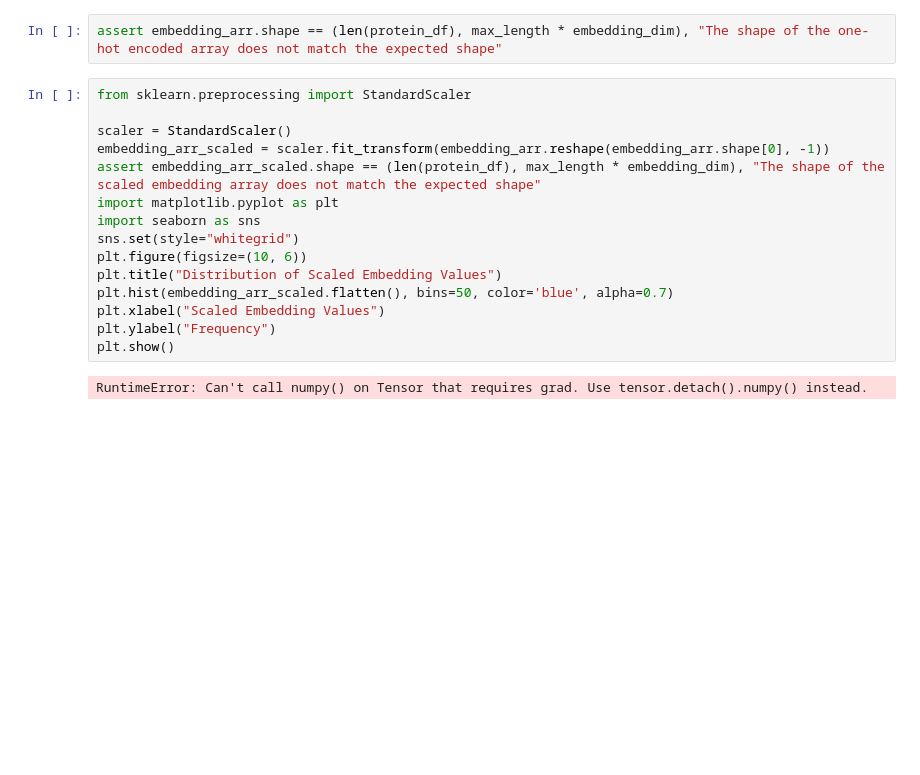
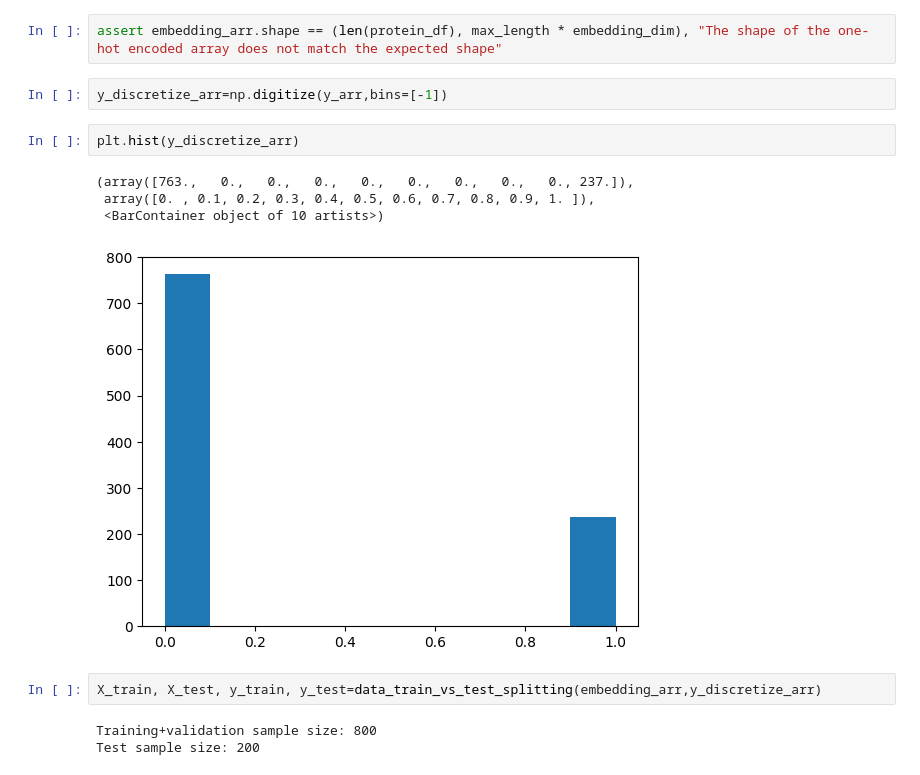
Before and after one commit to mohitpandey92/protein-mlutils, a Jupyter notebook: notebook/1_EDA_2025_07_06.ipynb, the cells around one changed output. Cells and saved outputs as stored; diff of their text form; blank space fills up the shorter version.

```diff
--- a/notebook/1_EDA_2025_07_06.ipynb
+++ b/notebook/1_EDA_2025_07_06.ipynb
@@ -38,20 +64,17 @@ embedding_dim = 5  # Set the embedding dimension
 embedding_arr, embedding_weight=protfeat.protein_embedding_generator(sequence_arr, max_length, embedding_dim=embedding_dim, flatten=True)
 # %%
 assert embedding_arr.shape == (len(protein_df), max_length * embedding_dim), "The shape of the one-hot encoded array does not match the expected shape"
-# %%
-from sklearn.preprocessing import StandardScaler
-
-scaler = StandardScaler()
-embedding_arr_scaled = scaler.fit_transform(embedding_arr.reshape(embedding_arr.shape[0], -1))
-assert embedding_arr_scaled.shape == (len(protein_df), max_length * embedding_dim), "The shape of the scaled embedding array does not match the expected shape"
-import matplotlib.pyplot as plt
-import seaborn as sns
-sns.set(style="whitegrid")
-plt.figure(figsize=(10, 6))
-plt.title("Distribution of Scaled Embedding Values")
-plt.hist(embedding_arr_scaled.flatten(), bins=50, color='blue', alpha=0.7)
-plt.xlabel("Scaled Embedding Values")
-plt.ylabel("Frequency")
-plt.show()
-# %% [output]
-RuntimeError: Can't call numpy() on Tensor that requires grad. Use tensor.detach().numpy() instead.
+# %%
+y_discretize_arr=np.digitize(y_arr,bins=[-1])
+# %%
+plt.hist(y_discretize_arr)
+# %% [output]
+(array([763.,   0.,   0.,   0.,   0.,   0.,   0.,   0.,   0., 237.]),
+ array([0. , 0.1, 0.2, 0.3, 0.4, 0.5, 0.6, 0.7, 0.8, 0.9, 1. ]),
+ <BarContainer object of 10 artists>)
+[figure, added]
+# %%
+X_train, X_test, y_train, y_test=data_train_vs_test_splitting(embedding_arr,y_discretize_arr)
+# %% [output]
+Training+validation sample size: 800
+Test sample size: 200
```
Also changed, not shown: parts of 10 cells of this notebook, 3 other files.
